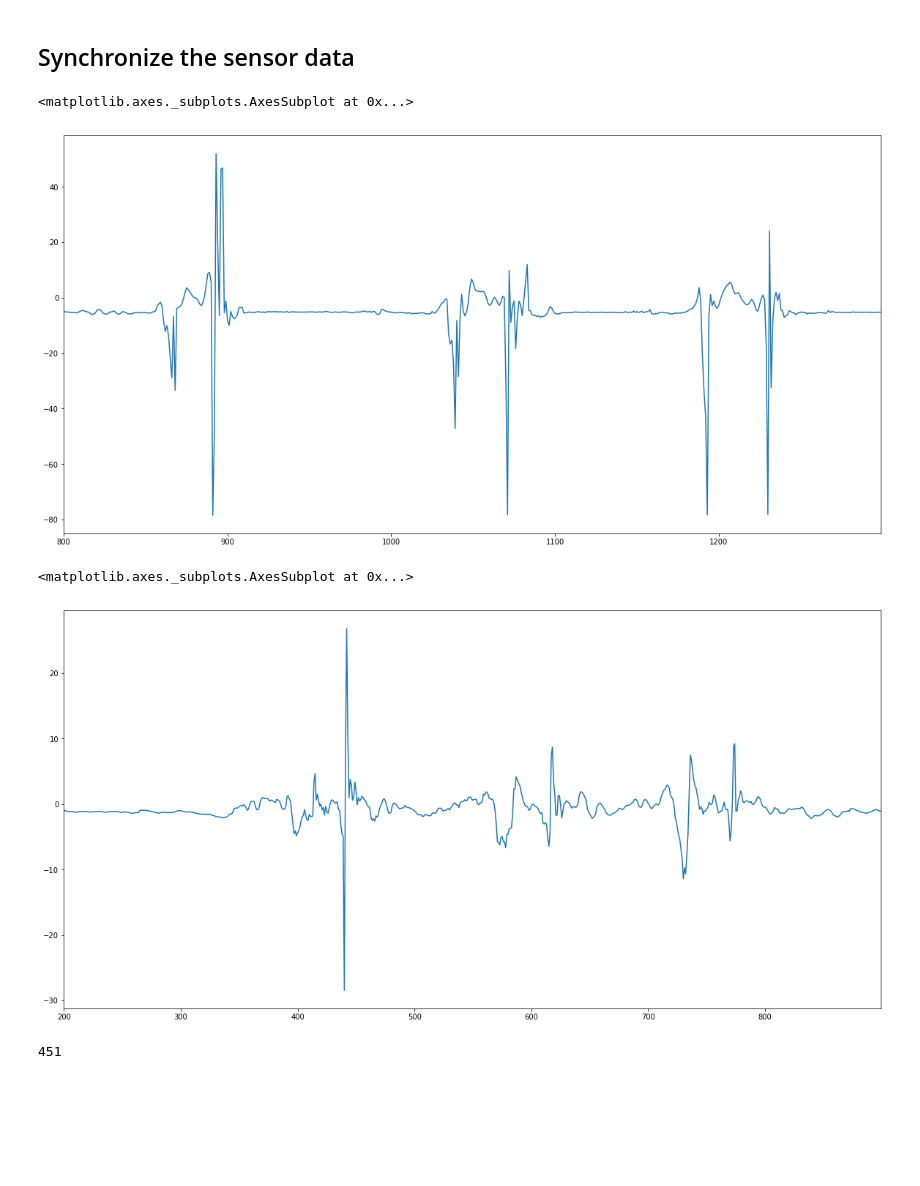
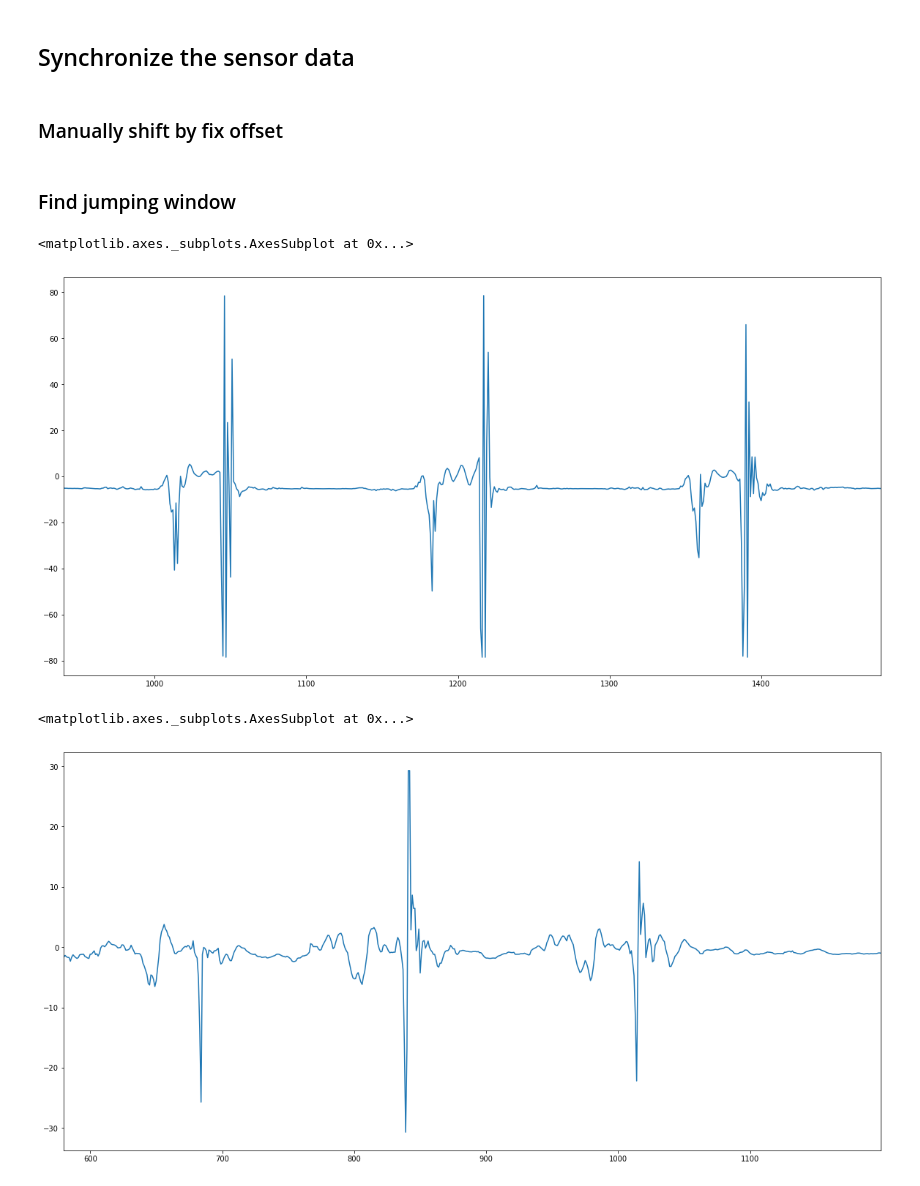
Before and after one commit to dkipping/gait-analysis, a Jupyter notebook: notebooks/second-measurement.ipynb, the cells around one changed output. Drawn from its saved outputs; the diff is of its cells as text; code cells hidden in the pictures; blank space fills up the shorter version.

```diff
--- a/notebooks/second-measurement.ipynb
+++ b/notebooks/second-measurement.ipynb
@@ -63,2 +61,4 @@ measurements = loadMeasurements(os.path.join('..', 'data', '24-06-19', 'martin 2
+# %%
+measurements = loadMeasurements(os.path.join('..', 'data', '24-06-19', 'martin 1'))
 # %% [markdown]
 ## Synchronize the sensor data
@@ -95,0 +65,2 @@ def alignSignals(dfX, dfY, startX, endX, startY, endY):
+# %% [markdown]
+### Manually shift by fix offset
@@ -95,0 +70,2 @@ def alignSignals(dfX, dfY, startX, endX, startY, endY):
+# %% [markdown]
+### Find jumping window
@@ -96,21 +95,14 @@ def alignSignals(dfX, dfY, startX, endX, startY, endY):
 # %%
-measurements['foot-r']['accY_foot-r'][800:1300].plot(figsize=(20, 10))
+#debug cell
+measurements['foot-r']['accY_foot-r'][940:1480].plot(figsize=(20, 10))
 # %% [output]
 <matplotlib.axes._subplots.AxesSubplot at 0x...>
-[figure, old version]
+[figure, new version]
 # %%
-measurements['hip-r']['accY_hip-r'][200:900].plot(figsize=(20, 10))
+measurements['hip-r']['accY_hip-r'][580:1200].plot(figsize=(20, 10))
 # %% [output]
 <matplotlib.axes._subplots.AxesSubplot at 0x...>
-[figure, old version]
+[figure, new version]
-# %%
-# martin 1
-# measurements['hip-r']['accY_hip-r'], measurements['foot-r']['accY_foot-r'] = alignSignals(measurements['hip-r']['accY_hip-r'], measurements['foot-r']['accY_foot-r'], 600, 1200, 950, 1600)
-
-# martin 2
-measurements['hip-r']['accY_hip-r'], measurements['foot-r']['accY_foot-r'] = alignSignals(measurements['hip-r']['accY_hip-r'], measurements['foot-r']['accY_foot-r'], 200, 900, 800, 1300)
-# %% [output]
-451
 # %%
 joined = measurements['hip-r'].join(measurements['foot-r'], how='outer')[['accY_hip-r', 'accY_foot-r']]
 joined.plot(figsize=(20, 10))
```
Also changed, not shown: parts of 8 cells of this notebook.
